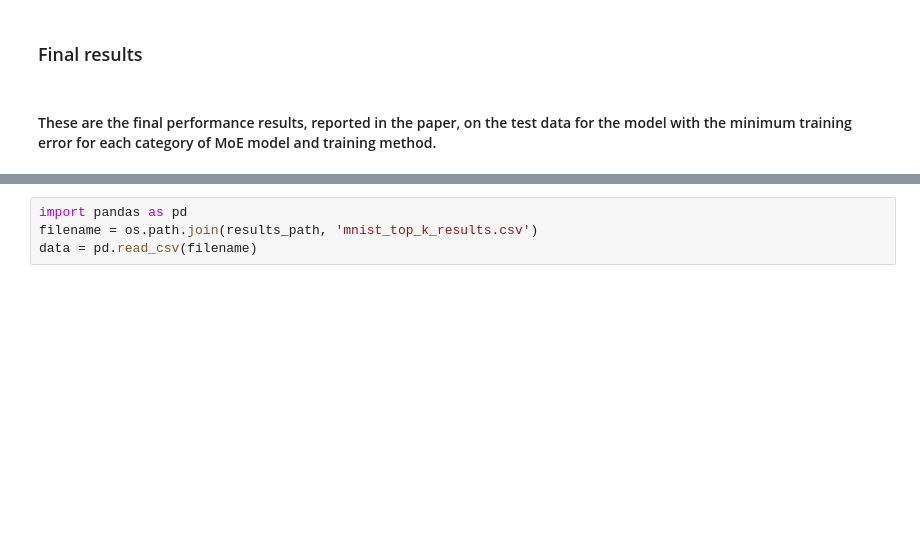
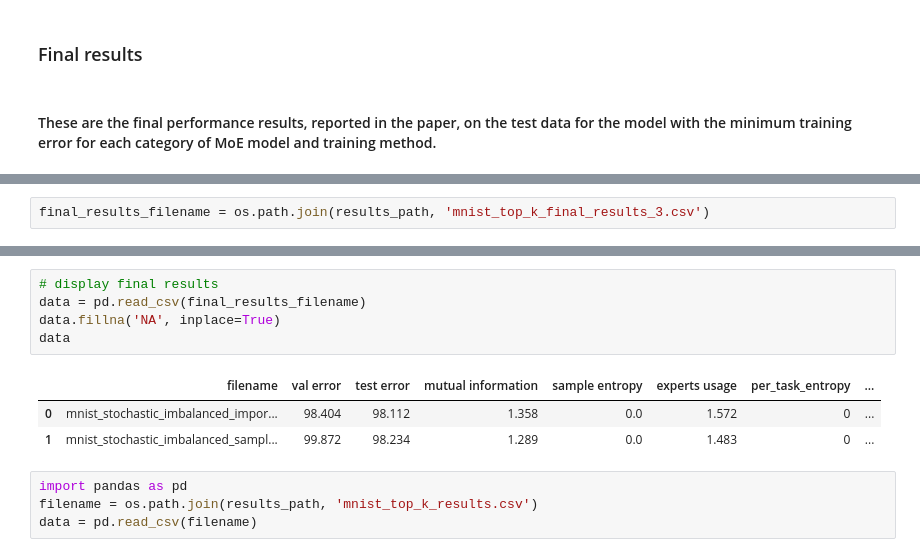
Before and after one commit to yamsgithub/modular_deep_learning, a Jupyter notebook: aaai_2022/notebooks/collect_mnist_results.ipynb, the cells around one changed output, grey strips where cells are left out. Drawn from its saved outputs; the diff is of its cells as text; blank space fills up the shorter version.

```diff
--- a/aaai_2022/notebooks/collect_mnist_results.ipynb
+++ b/aaai_2022/notebooks/collect_mnist_results.ipynb
@@ -210,0 +408,2 @@ collect_results(m, 'moe_stochastic_model', temps=temps, T_decay=T_decay, total_e
+# %%
+final_results_filename = os.path.join(results_path, 'mnist_top_k_final_results_3.csv')
@@ -211,3 +430,12 @@ collect_results(m, 'moe_stochastic_model', temps=temps, T_decay=T_decay, total_e
+# %%
+# display final results
+data = pd.read_csv(final_results_filename)
+data.fillna('NA', inplace=True)
+data
+# %% [output]
+|  | filename | val error | test error | mutual information | sample entropy | experts usage | per_task_entropy | ... |
+| 0 | mnist_stochastic_imbalanced_impor... | 98.404 | 98.112 | 1.358 | 0.0 | 1.572 | 0 | ... |
+| 1 | mnist_stochastic_imbalanced_sampl... | 99.872 | 98.234 | 1.289 | 0.0 | 1.483 | 0 | ... |
 # %%
 import pandas as pd
 filename = os.path.join(results_path, 'mnist_top_k_results.csv')
```
Also changed, not shown: parts of 41 cells of this notebook, 2 other files.
